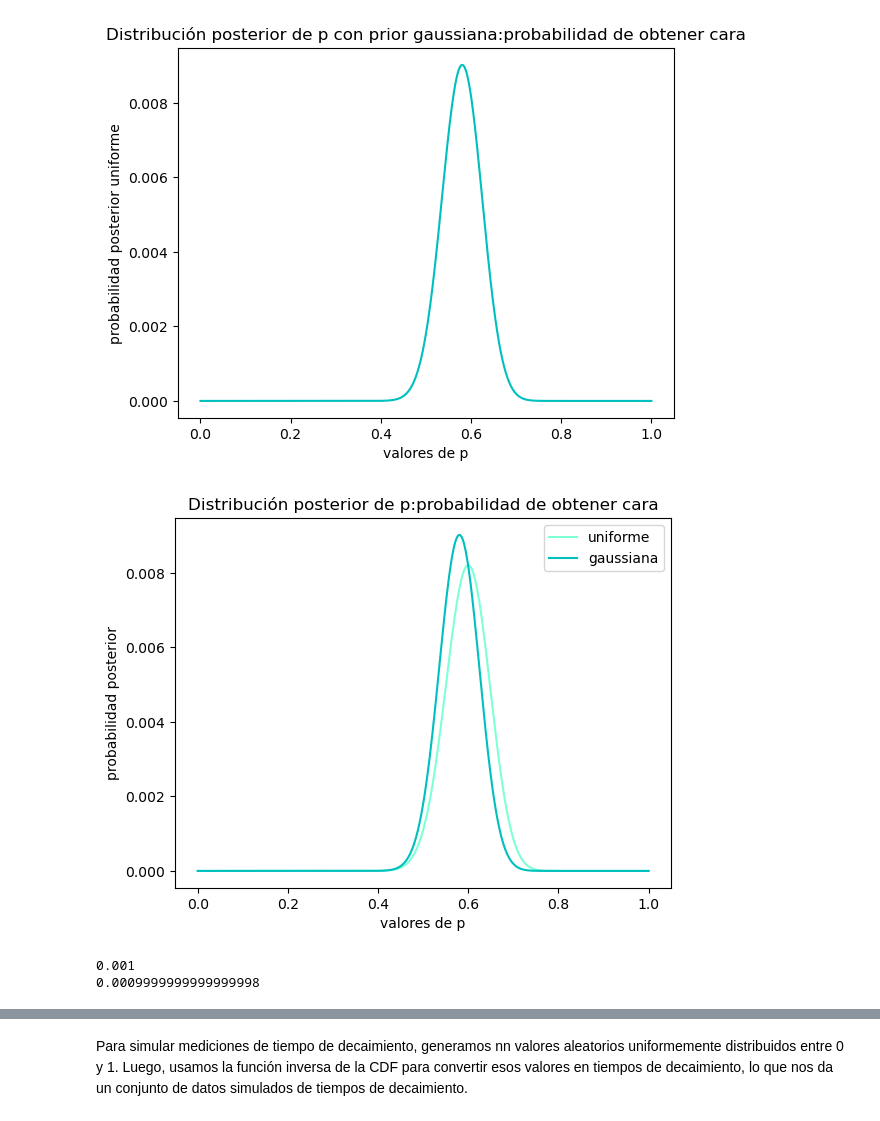
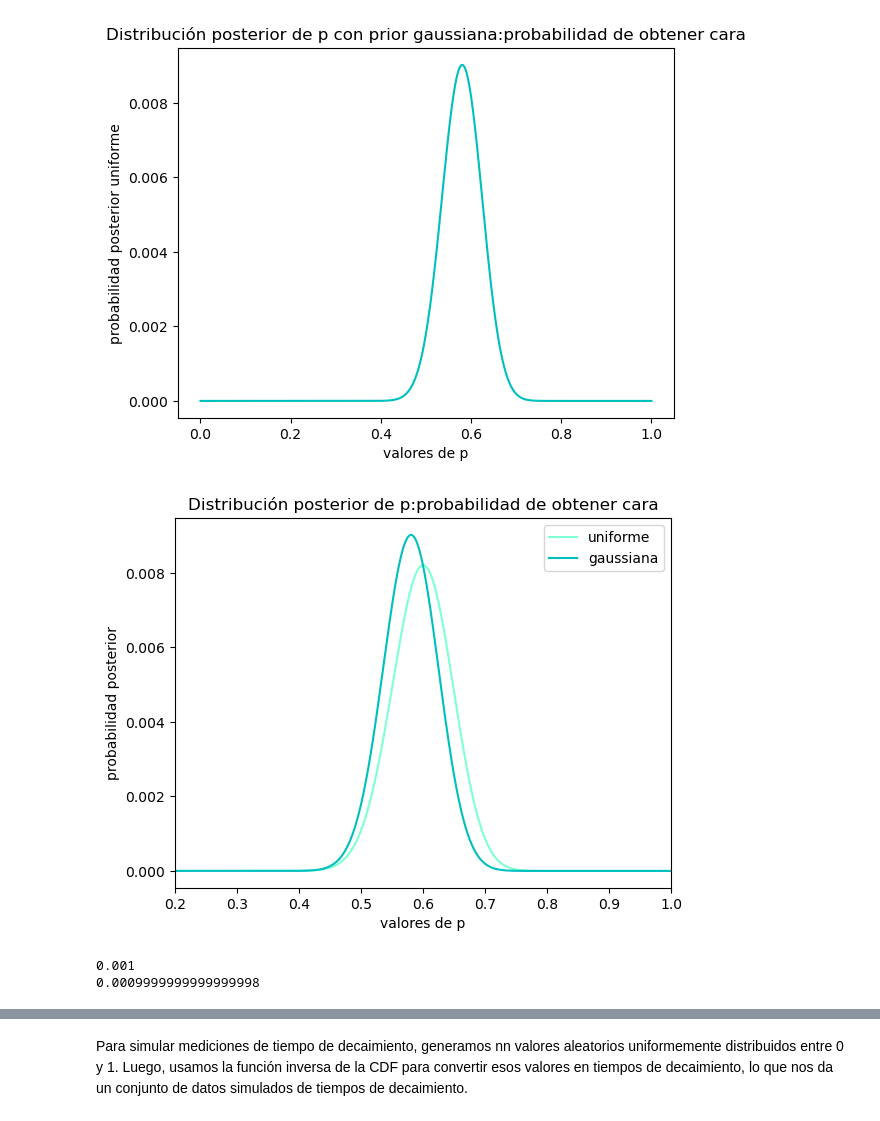
Before and after one commit to Cami-hormaeche/Astrometria2024, a Jupyter notebook: practico4/problema3y4-practico4.ipynb, the cells around one changed output, grey strips where cells are left out. Drawn from its saved outputs; the diff is of its cells as text; code cells hidden in the pictures.

```diff
--- a/practico4/problema3y4-practico4.ipynb
+++ b/practico4/problema3y4-practico4.ipynb
@@ -121,18 +134,19 @@ plt.show()
 # %%
 plt.plot(valores_p,p_unif_norm,color='aquamarine',label='uniforme')
 plt.plot(valores_p,p_gauss_norm,color='#00BFBF',label='gaussiana')
 plt.xlabel('valores de p')
 plt.ylabel('probabilidad posterior')
 plt.title('Distribución posterior de p:probabilidad de obtener cara')
 plt.legend()
 plt.savefig('Distrib_prior_comparacion-gauss-uniforme.pdf', dpi=300, bbox_inches='tight')
+plt.xlim(0.2,1.0)
 plt.show()
 media_gauss=np.mean(p_gauss_norm)
 media_unif=np.mean(p_unif_norm)
 print(media_gauss)
 print(media_unif)
 # %% [output]
-[figure, old version]
+[figure, new version]
 0.001
 0.0009999999999999998
 # %% [markdown]
```
Also changed, not shown: parts of 3 cells of this notebook.
